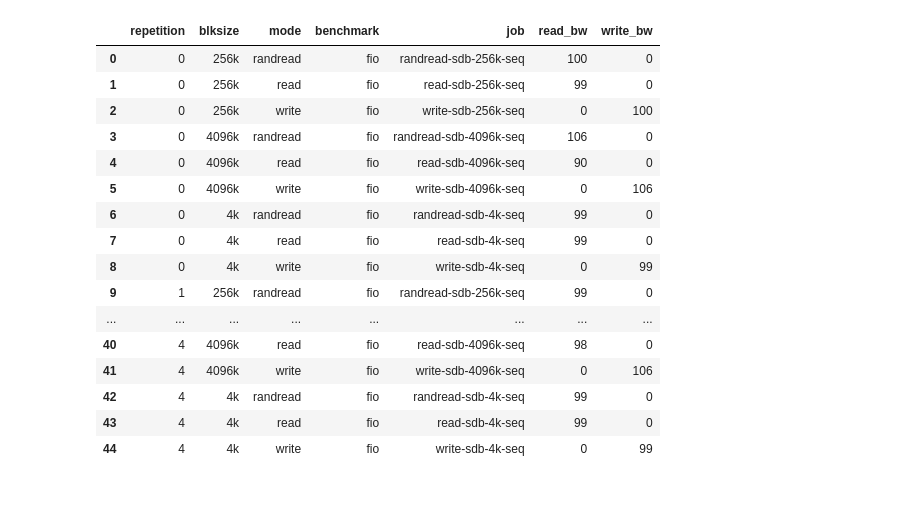
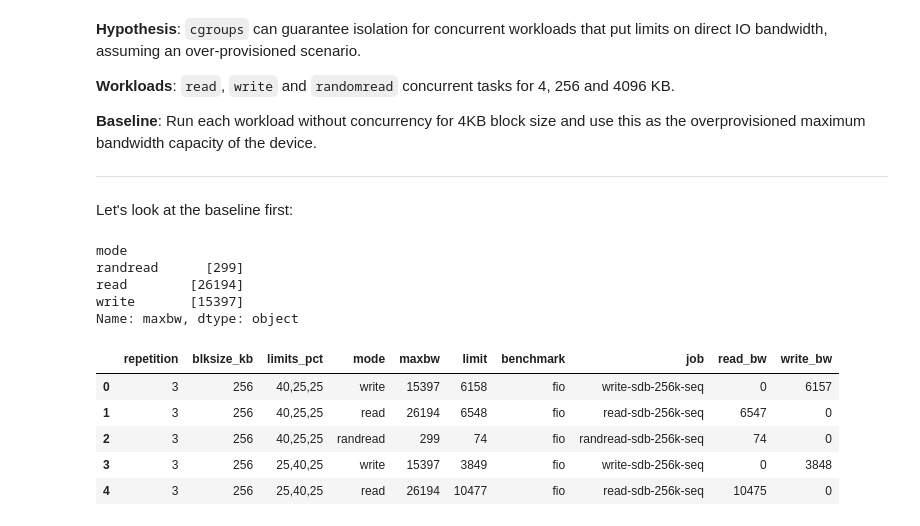
Before and after one commit to ivotron/porta-popper, a Jupyter notebook: experiments/cgroups-blkio/results/visualize.ipynb, the cells around one changed output. Cells and saved outputs as stored; diff of their text form; code cells hidden in the pictures; blank space fills up the shorter version.

```diff
--- a/experiments/cgroups-blkio/results/visualize.ipynb
+++ b/experiments/cgroups-blkio/results/visualize.ipynb
@@ -7,23 +7,30 @@ import numpy as np
 import seaborn as sns
 # %%
 df = pd.read_csv('all.csv')
+# %% [markdown]
+**Hypothesis**: `cgroups` can guarantee isolation for concurrent workloads that put limits on direct IO bandwidth, assuming an over-provisioned scenario.
+
+**Workloads**: `read`, `write` and `randomread` concurrent tasks for 4, 256 and 4096 KB.
+
+**Baseline**: Run each workload without concurrency for 4KB block size and use this as the overprovisioned maximum bandwidth capacity of the device.
+
+----------
+
+Let's look at the baseline first:
+# %%
+df.groupby('mode').maxbw.unique()
+# %% [output]
+mode
+randread      [299]
+read        [26194]
+write       [15397]
+Name: maxbw, dtype: object
 # %%
-df
+df.head()
 # %% [output]
-|  | repetition | blksize | mode | benchmark | job | read_bw | write_bw |
-| 0 | 0 | 256k | randread | fio | randread-sdb-256k-seq | 100 | 0 |
-| 1 | 0 | 256k | read | fio | read-sdb-256k-seq | 99 | 0 |
-| 2 | 0 | 256k | write | fio | write-sdb-256k-seq | 0 | 100 |
-| 3 | 0 | 4096k | randread | fio | randread-sdb-4096k-seq | 106 | 0 |
-| 4 | 0 | 4096k | read | fio | read-sdb-4096k-seq | 90 | 0 |
-| 5 | 0 | 4096k | write | fio | write-sdb-4096k-seq | 0 | 106 |
-| 6 | 0 | 4k | randread | fio | randread-sdb-4k-seq | 99 | 0 |
-| 7 | 0 | 4k | read | fio | read-sdb-4k-seq | 99 | 0 |
-| 8 | 0 | 4k | write | fio | write-sdb-4k-seq | 0 | 99 |
-| 9 | 1 | 256k | randread | fio | randread-sdb-256k-seq | 99 | 0 |
-| ... | ... | ... | ... | ... | ... | ... | ... |
-| 40 | 4 | 4096k | read | fio | read-sdb-4096k-seq | 98 | 0 |
-| 41 | 4 | 4096k | write | fio | write-sdb-4096k-seq | 0 | 106 |
-| 42 | 4 | 4k | randread | fio | randread-sdb-4k-seq | 99 | 0 |
-| 43 | 4 | 4k | read | fio | read-sdb-4k-seq | 99 | 0 |
-| 44 | 4 | 4k | write | fio | write-sdb-4k-seq | 0 | 99 |
+|  | repetition | blksize_kb | limits_pct | mode | maxbw | limit | benchmark | job | read_bw | write_bw |
+| 0 | 3 | 256 | 40,25,25 | write | 15397 | 6158 | fio | write-sdb-256k-seq | 0 | 6157 |
+| 1 | 3 | 256 | 40,25,25 | read | 26194 | 6548 | fio | read-sdb-256k-seq | 6547 | 0 |
+| 2 | 3 | 256 | 40,25,25 | randread | 299 | 74 | fio | randread-sdb-256k-seq | 74 | 0 |
+| 3 | 3 | 256 | 25,40,25 | write | 15397 | 3849 | fio | write-sdb-256k-seq | 0 | 3848 |
+| 4 | 3 | 256 | 25,40,25 | read | 26194 | 10477 | fio | read-sdb-256k-seq | 10475 | 0 |
```
Also changed, not shown: parts of 8 cells of this notebook, 1 other file.
